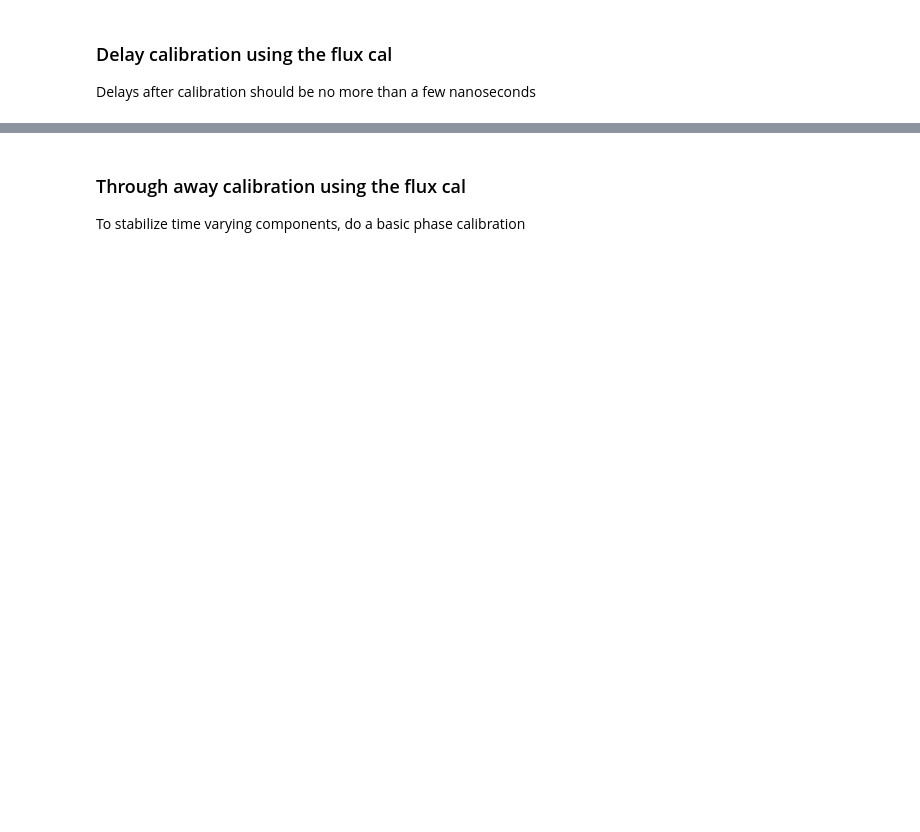
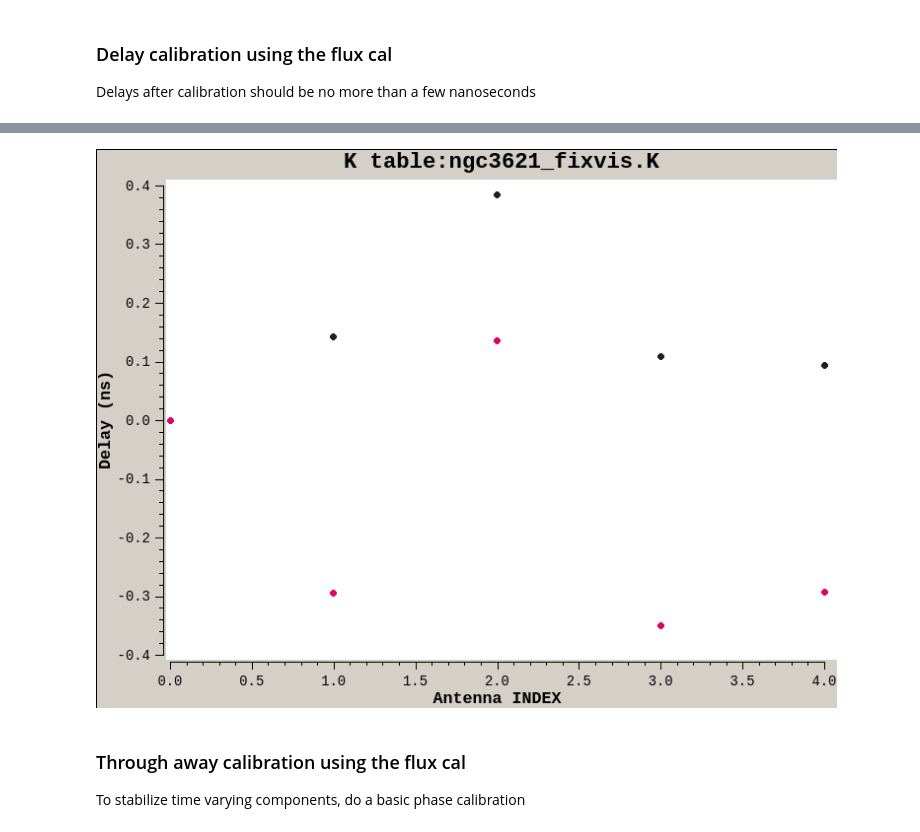
Before and after one commit to ska-sa/ARIWS-Cookbook, a Jupyter notebook: 2-Flagging_and_calibration/Basic_calibration_recipe.ipynb, the cells around one changed output, grey strips where cells are left out. Saved outputs shown, nothing was run; the diff lists cells and outputs as text; code cells hidden in the pictures; blank space fills up the shorter version.

```diff
--- a/2-Flagging_and_calibration/Basic_calibration_recipe.ipynb
+++ b/2-Flagging_and_calibration/Basic_calibration_recipe.ipynb
@@ -70,3 +205,16 @@ plotcal(caltable=ktable,
+# %%
+plotms(vis=ktable,
+       title=f'K table:{ktable}',
+       xlabel='Antenna INDEX',
+       coloraxis='corr',
+       showgui=False,
+       plotfile='mkat_delaycal.png',
+       overwrite=True,
+       clearplots=True,
+       )
+Image('mkat_delaycal.png', height=500)
+# %% [output]
+[figure, added]
 # %% [markdown]
 ### Through away calibration using the flux cal
 To stabilize time varying components, do a basic phase calibration
```
Also changed, not shown: parts of 58 cells of this notebook.
